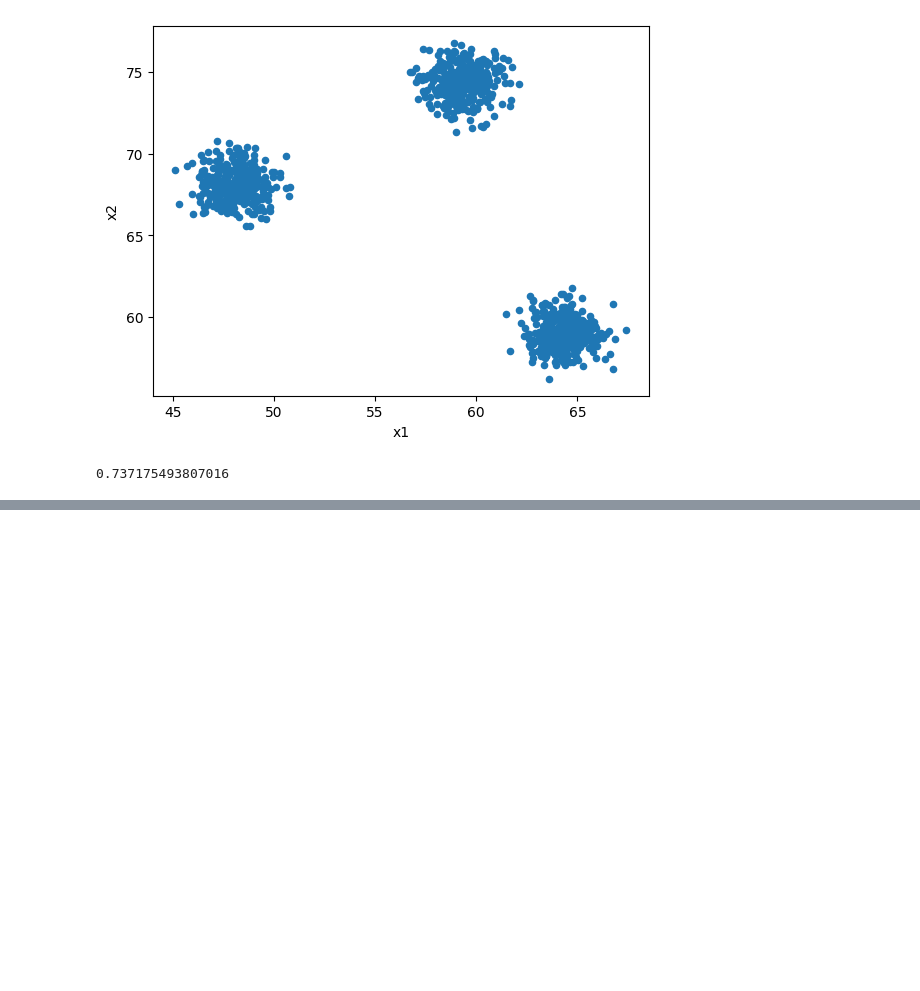
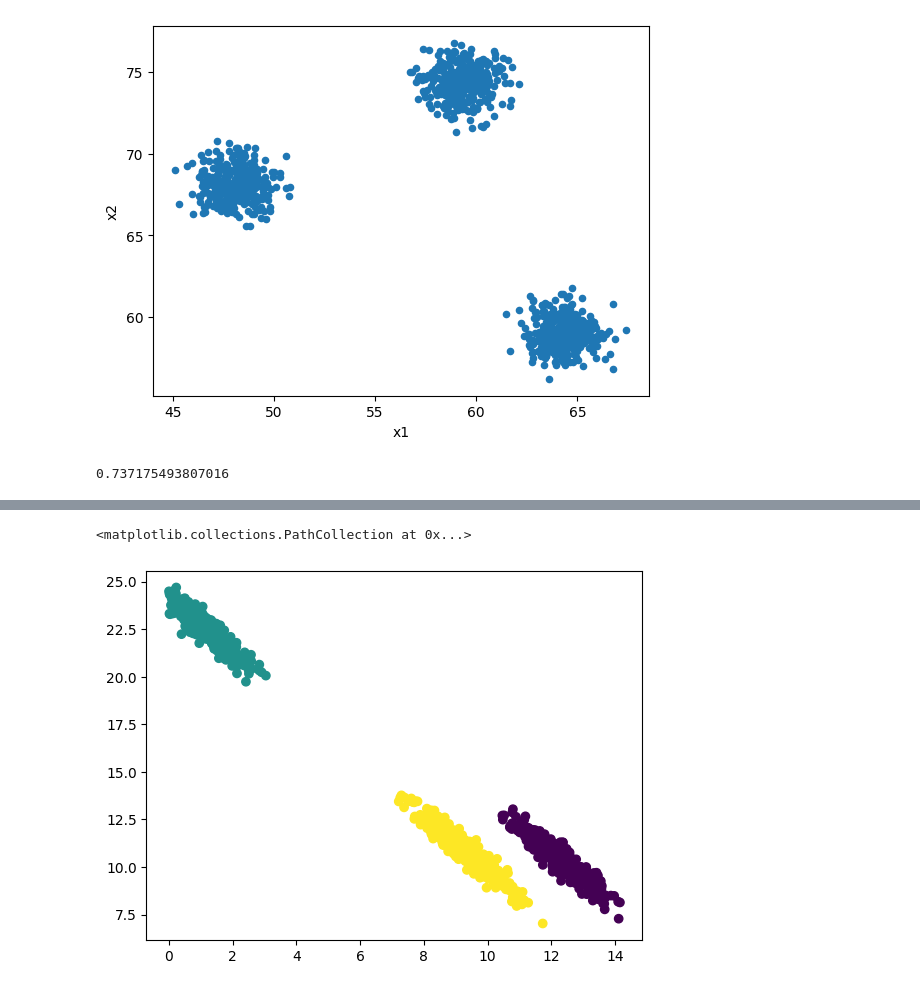
Before and after one commit to Dennniskoo/data_science, a Jupyter notebook: SkillFactory/ML/ML-4.ipynb, the cells around one changed output, grey strips where cells are left out. Saved outputs shown, nothing was run; the diff lists cells and outputs as text; code cells hidden in the pictures; blank space fills up the shorter version.

```diff
--- a/SkillFactory/ML/ML-4.ipynb
+++ b/SkillFactory/ML/ML-4.ipynb
@@ -46,0 +54,14 @@ print(homogeneity_score(labels_true=[1, 2, 2, 1, 0], labels_pred=[1, 0, 2, 1, 2]
+# %%
+from sklearn.mixture import GaussianMixture
+gm_clustering = GaussianMixture(n_components=3, random_state=42)
+
+# обучаем модель
+gm_clustering.fit(data)
+
+# для матрицы X получаем предсказания, к какому кластеру принадлежат объекты
+data['cluster'] = gm_clustering.predict(data)
+# %%
+plt.scatter(x=data['year'], y=data['price'], c=data['cluster'])
+# %% [output]
+<matplotlib.collections.PathCollection at 0x...>
+[figure, added]
```
Also changed, not shown: parts of 6 cells of this notebook, 7 other files.
